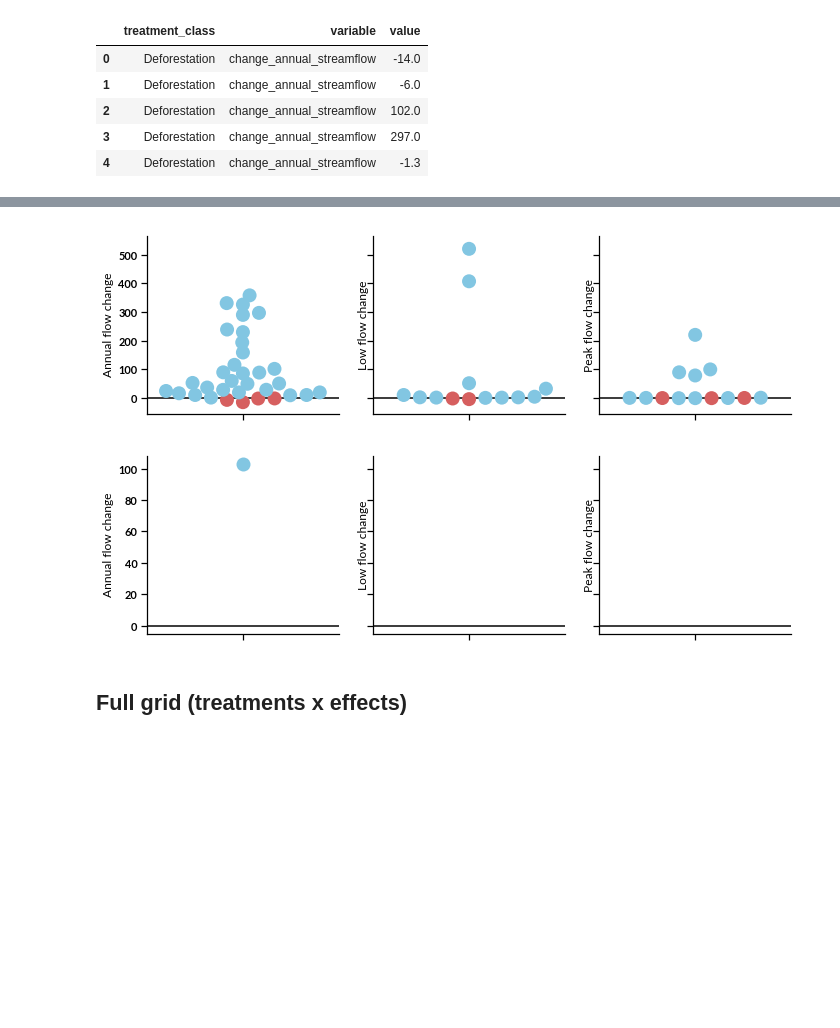
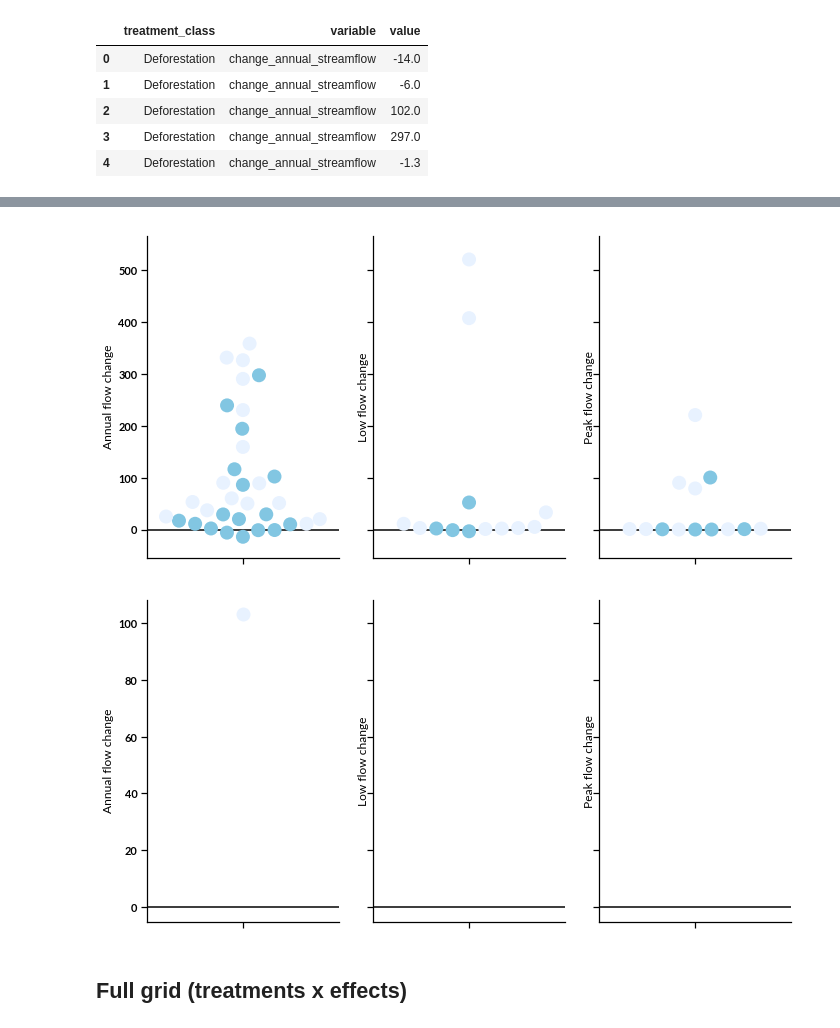
Before and after one commit to rusucosmin/dv, a Jupyter notebook: notebooks/prototype_plots.ipynb, the cells around one changed output, grey strips where cells are left out. Cells and saved outputs as stored; diff of their text form; code cells hidden in the pictures; blank space fills up the shorter version.

Commit message:
Fix the significance part of plots

```diff
--- a/notebooks/prototype_plots.ipynb
+++ b/notebooks/prototype_plots.ipynb
@@ -80,3 +102,10 @@ treatments = [
 ]
 # %% [markdown]
 ## For each effect, plot all treatments
+# %%
+sig_palette = [
+    sns.color_palette('muted')[-1], # blue
+    (0.91, 0.95, 1, 0.5)  # light
+]
+
+sns.palplot(sig_palette)
@@ -91,12 +122,9 @@ def plot_single_effect_all_treatments(effect, effect_label,
 
     fig, ax = plt.subplots()
 
-    hues = sorted(data[hue].unique())
+    hues = list(reversed(sorted(data[hue].unique())))
     if len(hues) == 2:
-        palette = [
-            (0.5098039215686274, 0.7764705882352941, 0.8862745098039215), # blue
-            (0.8392156862745098, 0.37254901960784315, 0.37254901960784315)  # red
-        ]
+        palette = sig_palette
 
     sns.despine(ax=ax)
     g = sns.swarmplot(
@@ -146,7 +174,7 @@ legend.savefig('%s/sites_legend.svg' % image_path)
 # %%
 for effect, effect_label in zip(effects, effect_labels):
-    fig, legend = plot_single_effect_all_treatments(effect, effect_label, hue='sign_' + effect)
-    fig.savefig('%s/%s_signs.svg' % (image_path, effect))
+    fig, legend = plot_single_effect_all_treatments(effect, effect_label, hue='sig_' + effect)
+    fig.savefig('%s/%s_sigs.svg' % (image_path, effect))
 
-legend.savefig('%s/signs_legend.svg' % image_path)
+legend.savefig('%s/sigs_legend.svg' % image_path)
 # %% [output]
@@ -181,15 +209,12 @@ def plot_all_effects_single_treatment(treatment,
 
     for (effect, effect_label, ax) in zip(effects, effect_labels, grid.axes[0]):
         data_treatment = df.query('treatment_class=="%s"' % treatment)
-        if hue == 'sign_':
-            hue = 'sign_' + effect
+        if hue == 'sig_':
+            hue = 'sig_' + effect
 
-        hues = sorted(data[hue].unique())
+        hues = list(reversed(sorted(data[hue].unique())))
         if len(hues) == 2:
-            palette = [
-                (0.5098039215686274, 0.7764705882352941, 0.8862745098039215), # blue
-                (0.8392156862745098, 0.37254901960784315, 0.37254901960784315)  # red
-            ]
+            palette = sig_palette
 
         sns.swarmplot(data=data_treatment,
                       x='treatment_class', y=effect,
@@ -205,6 +230,7 @@ def plot_all_effects_single_treatment(treatment,
         ax.get_legend().remove()
 
     grid.fig.set_figwidth(10)
+    grid.fig.set_figheight(5)
     grid.fig.set_tight_layout(tight=True)
 
     return grid
@@ -220,10 +246,10 @@ for treatment in treatments:
 # %%
 for treatment in treatments:
-    grid = plot_all_effects_single_treatment(treatment, hue='sign_')
-    grid.fig.savefig('%s/%s_sign.svg' % (image_path, treatment))
+    grid = plot_all_effects_single_treatment(treatment, hue='sig_')
+    grid.fig.savefig('%s/%s_sig.svg' % (image_path, treatment))
 # %% [output]
-[figure, old version]
+[figure, new version]
-[figure, old version]
+[figure, new version]
 # %% [markdown]
 ## Full grid (treatments x effects)
 # %%
```
Also changed, not shown: parts of 6 cells of this notebook, 12 other files.
